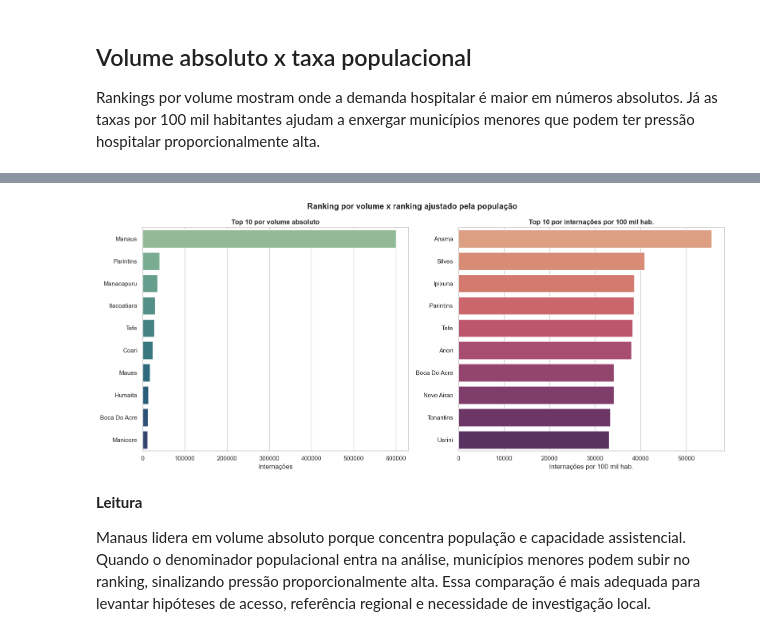
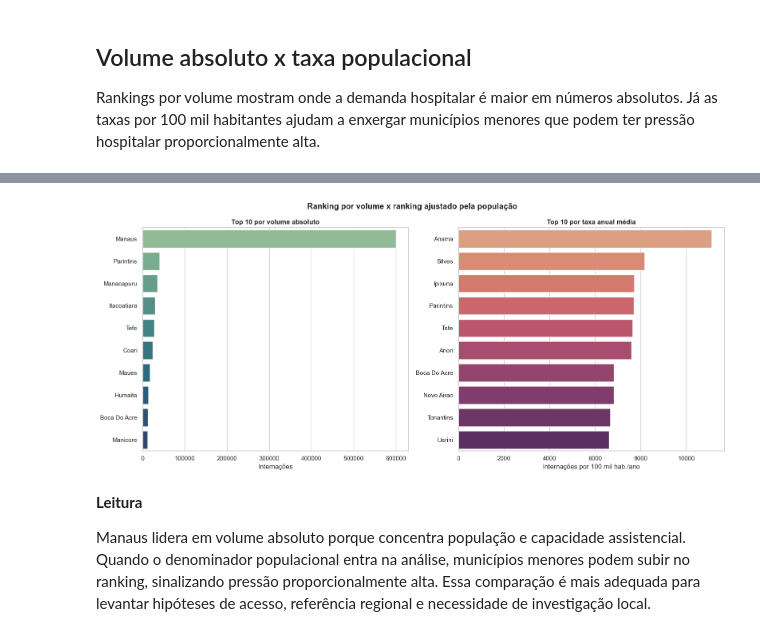
Before and after one commit to nicolasagra-dev/eda-datasus-amazonas, a Jupyter notebook: notebooks/eda_datasus_amazonas.ipynb, the cells around one changed output, grey strips where cells are left out. Drawn from its saved outputs; the diff is of its cells as text; code cells hidden in the pictures.

```diff
--- a/notebooks/eda_datasus_amazonas.ipynb
+++ b/notebooks/eda_datasus_amazonas.ipynb
@@ -365,6 +365,7 @@ ranking_municipios = (
         internacoes=("internacoes", "sum"),
         obitos=("obitos", "sum"),
         populacao_media=("populacao", "mean"),
+        populacao_periodo=("populacao", "sum"),
     )
     .sort_values("internacoes", ascending=False)
     .reset_index(drop=True)
@@ -373,11 +374,14 @@ ranking_municipios["posicao"] = ranking_municipios.index + 1
 ranking_municipios["participacao_%"] = ranking_municipios["internacoes"] / total_internacoes * 100
 ranking_municipios["participacao_acumulada_%"] = ranking_municipios["participacao_%"].cumsum()
 ranking_municipios["taxa_mortalidade"] = ranking_municipios["obitos"] / ranking_municipios["internacoes"] * 100
+
+# Para o acumulado 2021-2025, o denominador populacional precisa acompanhar o período.
+# A soma das populações anuais aproxima pessoas-ano e gera uma taxa anual média por 100 mil hab.
 ranking_municipios["internacoes_por_100k"] = (
-    ranking_municipios["internacoes"] / ranking_municipios["populacao_media"] * 100_000
+    ranking_municipios["internacoes"] / ranking_municipios["populacao_periodo"] * 100_000
 )
 ranking_municipios["obitos_por_100k"] = (
-    ranking_municipios["obitos"] / ranking_municipios["populacao_media"] * 100_000
+    ranking_municipios["obitos"] / ranking_municipios["populacao_periodo"] * 100_000
 )
 
 concentracao = pd.DataFrame(
@@ -437,36 +441,36 @@ top_taxa = ranking_volume_vs_taxa.nsmallest(10, "rank_taxa_100k").copy()
 fig, axes = plt.subplots(1, 2, figsize=(16, 7))
 sns.barplot(
     data=top_volume,
     y="municipio",
     x="internacoes",
     hue="municipio",
     legend=False,
     palette="crest",
     ax=axes[0],
 )
 axes[0].set_title("Top 10 por volume absoluto")
 axes[0].set_xlabel("Internações")
 axes[0].set_ylabel("")
 axes[0].ticklabel_format(style="plain", axis="x")
 
 sns.barplot(
     data=top_taxa,
     y="municipio",
     x="internacoes_por_100k",
     hue="municipio",
     legend=False,
     palette="flare",
     ax=axes[1],
 )
-axes[1].set_title("Top 10 por internações por 100 mil hab.")
-axes[1].set_xlabel("Internações por 100 mil hab.")
+axes[1].set_title("Top 10 por taxa anual média")
+axes[1].set_xlabel("Internações por 100 mil hab./ano")
 axes[1].set_ylabel("")
 fig.suptitle("Ranking por volume x ranking ajustado pela população", fontweight="bold")
 fig.tight_layout()
 fig.savefig(PROCESSED_DIR / "ranking_volume_vs_taxa.png", dpi=150, bbox_inches="tight")
 plt.show()
 # %% [output]
-[figure, old version]
+[figure, new version]
 # %% [markdown]
 **Leitura**
 
```
Also changed, not shown: parts of 5 cells of this notebook, 17 other files.
